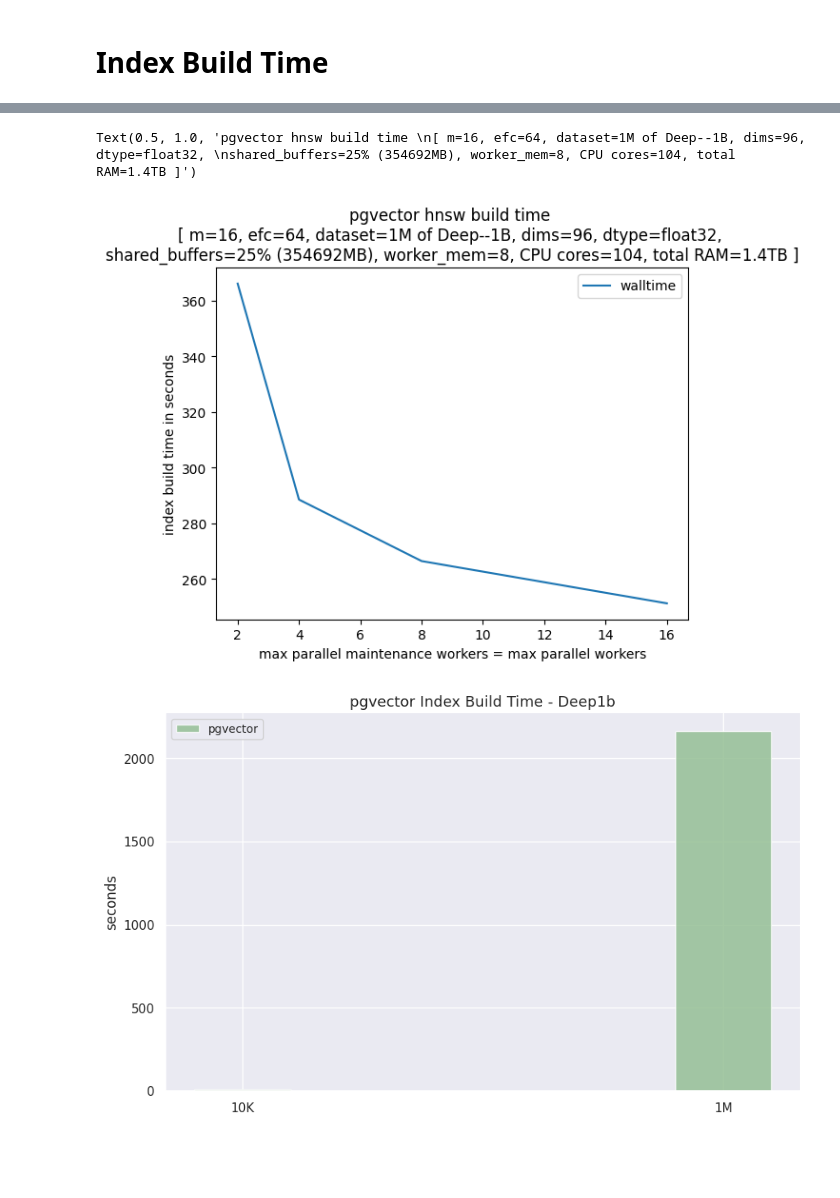
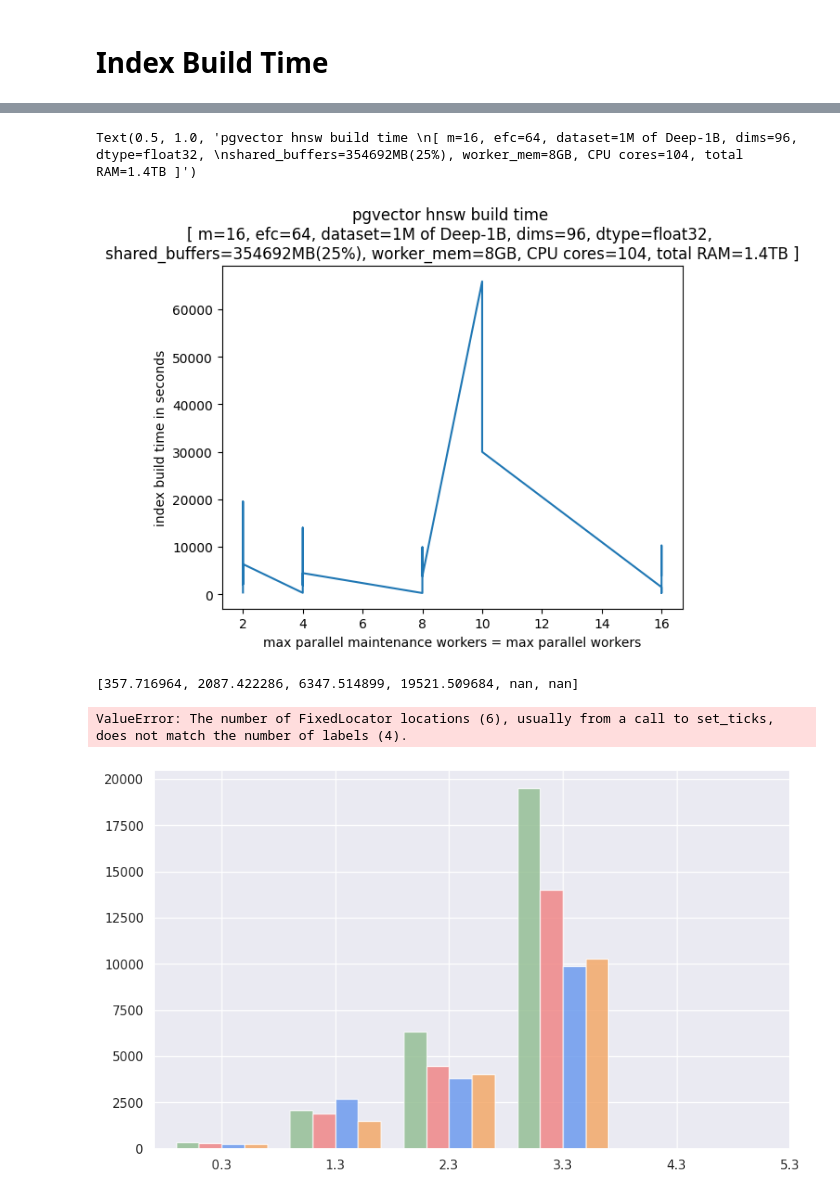
Before and after one commit to iamsabhoho/pgvector, a Jupyter notebook: gsi/analyze.ipynb, the cells around one changed output, grey strips where cells are left out. Saved outputs shown, nothing was run; the diff lists cells and outputs as text; code cells hidden in the pictures; blank space fills up the shorter version.

```diff
--- a/gsi/analyze.ipynb
+++ b/gsi/analyze.ipynb
@@ -1,6 +1,6 @@
 # %%
 # Notebook configuration
-RESULTS_DIR = "./results/four/"
+RESULTS_DIR = "./results/five/"
 GT_DIR = "/mnt/nas1/fvs_benchmark_datasets"
 # %%
 # Python imports
@@ -224,5 +267,6 @@ df
 # %%
 new_df = df[df.workers != -1]
 new_df = new_df.sort_values(by=['workers'])
-new_df
+dd = pd.pivot_table(data=new_df, index=['numrecs'], columns=['workers'], values='walltime')
+dd
 # %% [output]
@@ -234,46 +287,59 @@ new_df
 # %%
-ax = new_df.plot.line('workers', 'walltime')
+ax = new_df.plot.line('workers', 'walltime', legend=False)
 ax.set_xlabel("max parallel maintenance workers = max parallel workers")
 ax.set_ylabel("index build time in seconds")
-ax.set_title("pgvector hnsw build time \n[ m=16, efc=64, dataset=1M of Deep--1B, dims=96, dtype=float32, \nshared_buffers=25% (354692MB), worker_mem=8, CPU cores=104, total RAM=1.4TB ]")
+ax.set_title("pgvector hnsw build time \n[ m=16, efc=64, dataset=1M of Deep-1B, dims=96, dtype=float32, \nshared_buffers=354692MB(25%), worker_mem=8GB, CPU cores=104, total RAM=1.4TB ]")
 # %% [output]
-Text(0.5, 1.0, 'pgvector hnsw build time \n[ m=16, efc=64, dataset=1M of Deep--1B, dims=96, dtype=float32, \nshared_buffers=25% (354692MB), worker_mem=8, CPU cores=104, total RAM=1.4TB ]')
+Text(0.5, 1.0, 'pgvector hnsw build time \n[ m=16, efc=64, dataset=1M of Deep-1B, dims=96, dtype=float32, \nshared_buffers=354692MB(25%), worker_mem=8GB, CPU cores=104, total RAM=1.4TB ]')
-[figure, old version]
+[figure, new version]
+# %%
+dd[2].tolist()
+# %% [output]
+[357.716964, 2087.422286, 6347.514899, 19521.509684, nan, nan]
 # %%
 import seaborn as sns
 
 # data
-
-t = np.array(df.walltime.tolist())
+t1 = np.array(dd[2].tolist())
+t2 = np.array(dd[4].tolist())
+t3 = np.array(dd[8].tolist())
+t4 = np.array(dd[16].tolist())
 
 # data sizes
-sizes = ['10K', '1M']
+sizes = ['1M', '5M', '10M', '20M']
 
 with sns.axes_style("white"):
     sns.set_style("ticks")
     sns.set_context("talk")
     sns.set(rc={'figure.figsize':(10, 6)})
 
     # plot details
     bar_width = 0.2
     epsilon = 0.015
     line_width = 1
     opacity = 0.7
 
-    pos = np.arange(len(t))
+    pos1 = np.arange(len(t1))
+    pos2 = pos1 + bar_width
+    pos3 = pos2 + bar_width
+    pos4 = pos3 + bar_width
 
     fig, ax = plt.subplots()
 
-    b = plt.bar(pos, t, bar_width, color='darkseagreen', label='pgvector', alpha=0.8)
+    b1 = plt.bar(pos1, t1, bar_width, color='darkseagreen', label='worker=2', alpha=0.8)
+    b2 = plt.bar(pos2, t2, bar_width, color='lightcoral', label='worker=4', alpha=0.8)
+    b3 = plt.bar(pos3, t3, bar_width, color='cornflowerblue', label='worker=8', alpha=0.8)
+    b4 = plt.bar(pos4, t4, bar_width, color='sandybrown', label='worker=16', alpha=0.8)
 
-    plt.xticks(pos, sizes)
+    plt.xticks((pos2+pos3)/2, sizes)
     plt.ylabel('seconds')
     plt.legend(loc='upper left', fontsize=10)
     sns.despine()
 
     plt.title('pgvector Index Build Time - Deep1b', fontsize=13)
 
     plt.savefig('results/vis/pgvector_index_build_time_total.png', bbox_inches="tight")
     plt.show()
 # %% [output]
+ValueError: The number of FixedLocator locations (6), usually from a call to set_ticks, does not match the number of labels (4).
-[figure, old version]
+[figure, new version]
```
Also changed, not shown: parts of 12 cells of this notebook, 7 other files.
